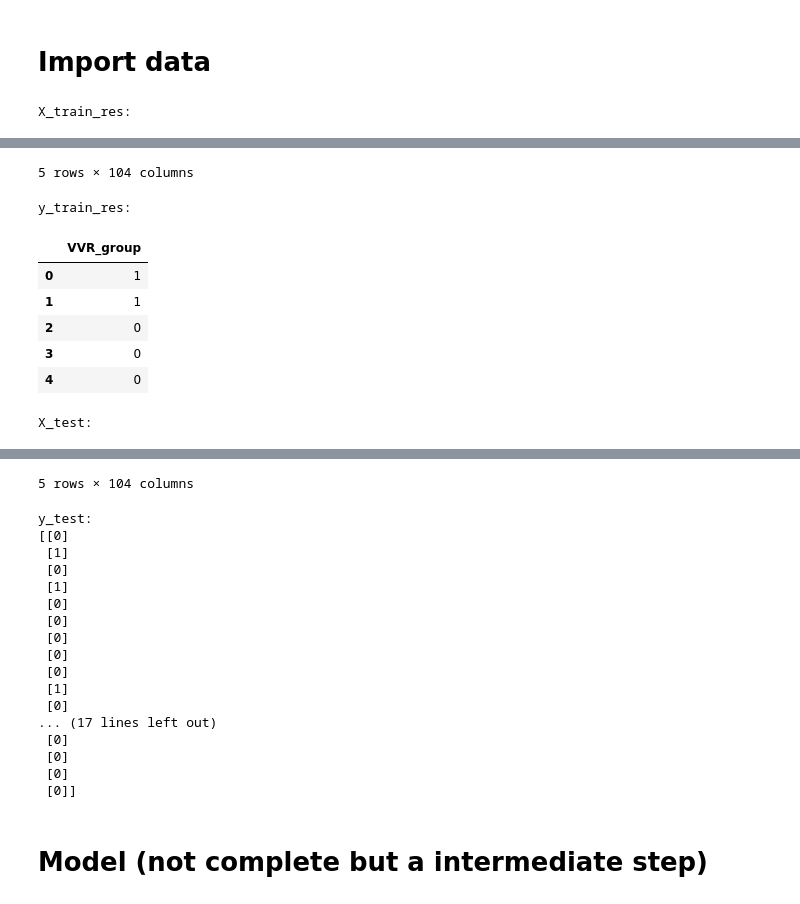
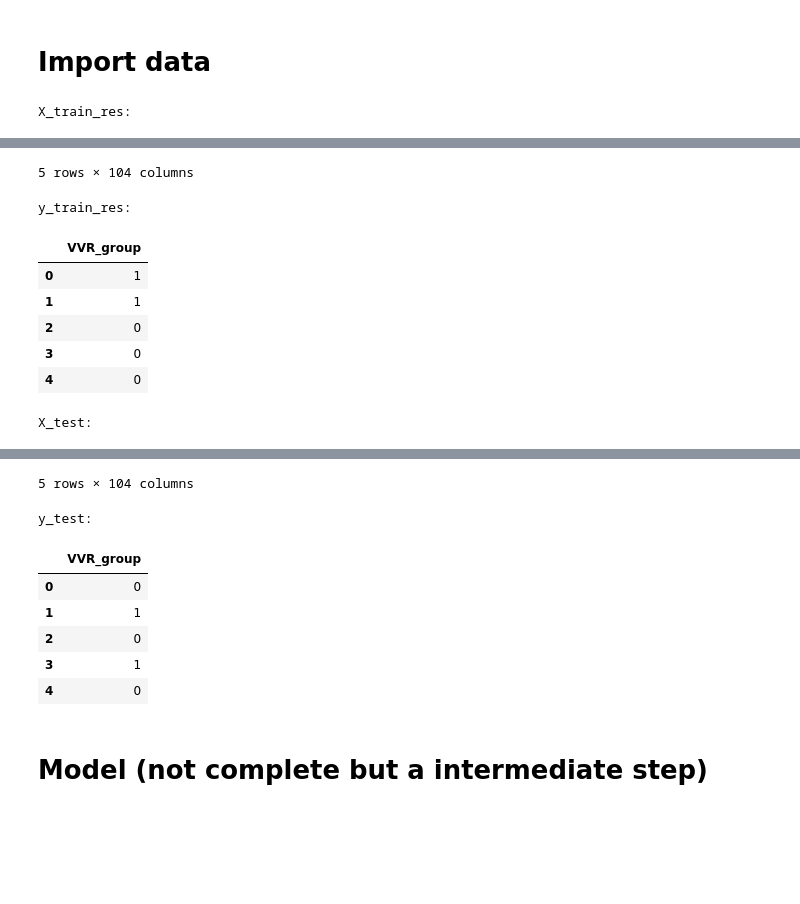
Before and after one commit to DionneSpaltman/predicting_VVR, a Jupyter notebook: models/rf.ipynb, the cells around one changed output, grey strips where cells are left out. Saved outputs shown, nothing was run; the diff lists cells and outputs as text; code cells hidden in the pictures; blank space fills up the shorter version.

```diff
--- a/models/rf.ipynb
+++ b/models/rf.ipynb
@@ -33,7 +33,7 @@ X_test = X_test.drop(columns='Unnamed: 0', axis=1)
 y_test = y_test.drop(columns='Unnamed: 0', axis=1)
 
 # Convert the DataFrame to a NumPy array
-y_test = y_test.to_numpy()
+# y_test = y_test.to_numpy()
 
 # Display the first few rows of each dataframe to verify the loading
 print("X_train_res:")
@@ -44,50 +44,45 @@ display(y_train_res.head())
 
 print("\nX_test:")
 display(X_test.head())
 
 print("\ny_test:")
-print(y_test)
+# print(y_test)
+display(y_test.head())
+
+# Convert the DataFrame to a 1-dimensional NumPy array
+y_train_res = y_train_res.values.ravel()
+y_test = y_test.values.ravel()
 # %% [output]
 X_train_res:
 |  | VVR_1 | VVR_2 | AU01_r__sum_values | AU01_r__variance | AU01_r__standard_deviation | AU01_r__maximum | ... |
 | 0 | 12.0 | 13.0 | -0.070220 | -0.403569 | -0.161650 | 0.428359 | ... |
 | 1 | 10.0 | 10.0 | 2.226447 | 1.288304 | 1.124217 | 0.514376 | ... |
 | 2 | 8.0 | 8.0 | -0.328541 | -0.286339 | -0.049149 | 0.514376 | ... |
 | 3 | 10.0 | 8.0 | -0.179816 | 1.024130 | 0.956659 | 0.514376 | ... |
 | 4 | 8.0 | 8.0 | -0.687261 | -0.791730 | -0.584920 | 0.514376 | ... |
 5 rows × 104 columns
 y_train_res:
 |  | VVR_group |
 | 0 | 1 |
 | 1 | 1 |
 | 2 | 0 |
 | 3 | 0 |
 | 4 | 0 |
 X_test:
 |  | VVR_1 | VVR_2 | AU01_r__sum_values | AU01_r__variance | AU01_r__standard_deviation | AU01_r__maximum | ... |
 | 0 | 10.0 | 11.0 | -1.088267 | -0.486929 | -0.245322 | -0.094909 | ... |
 | 1 | 19.0 | 21.0 | 0.160204 | 0.681681 | 0.725849 | 0.514376 | ... |
 | 2 | 8.0 | 8.0 | -0.510947 | -0.678086 | -0.451146 | -0.130749 | ... |
 | 3 | 21.0 | 21.0 | 1.139765 | 0.115481 | 0.300321 | 0.406855 | ... |
 | 4 | 11.0 | 8.0 | 1.257027 | 1.622690 | 1.325337 | 0.514376 | ... |
 5 rows × 104 columns
 y_test:
-[[0]
- [1]
- [0]
- [1]
- [0]
- [0]
- [0]
- [0]
- [0]
- [1]
- [0]
-... (17 lines left out)
- [0]
- [0]
- [0]
- [0]]
+|  | VVR_group |
+| 0 | 0 |
+| 1 | 1 |
+| 2 | 0 |
+| 3 | 1 |
+| 4 | 0 |
 # %% [markdown]
 # Model (not complete but a intermediate step)
 # %% [markdown]
```
Also changed, not shown: parts of 1 cell of this notebook.
